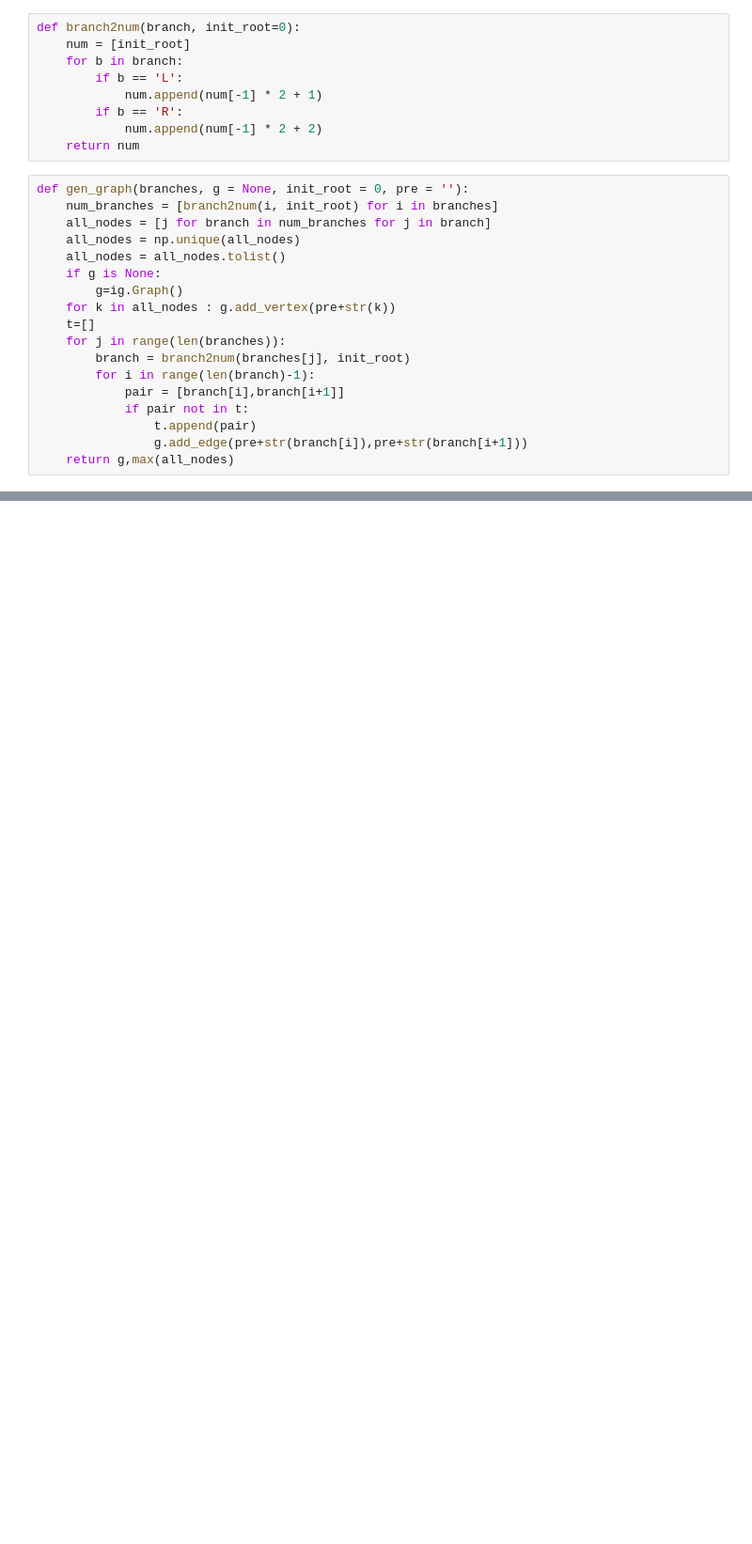
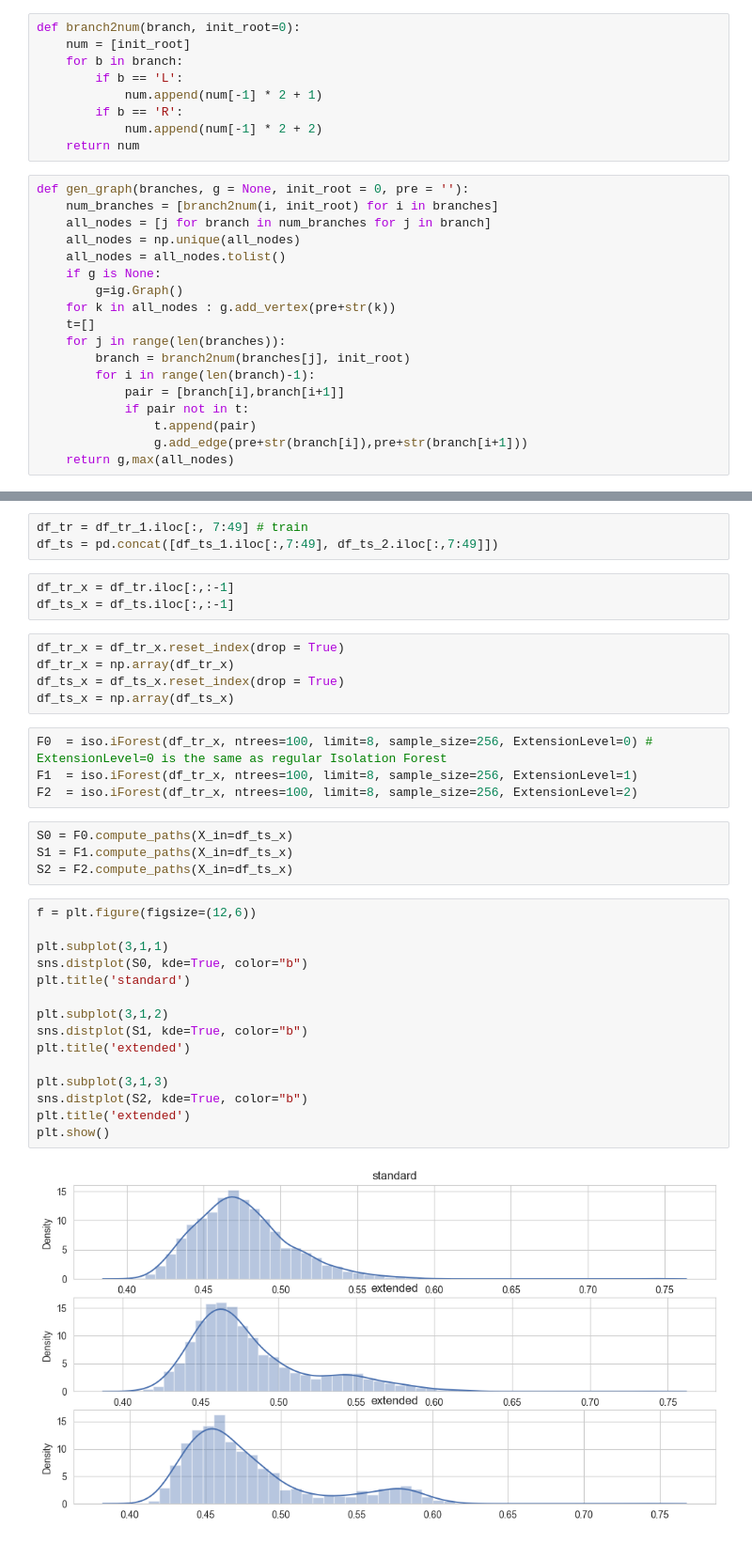
Before and after one commit to Jjineeq/Anomaly-Detection, a Jupyter notebook: TFT_extenedisolation.ipynb, the cells around one changed output, grey strips where cells are left out. Shown at 94% size. Drawn from its saved outputs; the diff is of its cells as text; blank space fills up the shorter version.

```diff
--- a/TFT_extenedisolation.ipynb
+++ b/TFT_extenedisolation.ipynb
@@ -39,0 +63,36 @@ def gen_graph(branches, g = None, init_root = 0, pre = ''):
+# %%
+df_tr = df_tr_1.iloc[:, 7:49] # train
+df_ts = pd.concat([df_ts_1.iloc[:,7:49], df_ts_2.iloc[:,7:49]])
+# %%
+df_tr_x = df_tr.iloc[:,:-1]
+df_ts_x = df_ts.iloc[:,:-1]
+# %%
+df_tr_x = df_tr_x.reset_index(drop = True)
+df_tr_x = np.array(df_tr_x)
+df_ts_x = df_ts_x.reset_index(drop = True)
+df_ts_x = np.array(df_ts_x)
+# %%
+F0  = iso.iForest(df_tr_x, ntrees=100, limit=8, sample_size=256, ExtensionLevel=0) # ExtensionLevel=0 is the same as regular Isolation Forest
+F1  = iso.iForest(df_tr_x, ntrees=100, limit=8, sample_size=256, ExtensionLevel=1)
+F2  = iso.iForest(df_tr_x, ntrees=100, limit=8, sample_size=256, ExtensionLevel=2)
+# %%
+S0 = F0.compute_paths(X_in=df_ts_x)
+S1 = F1.compute_paths(X_in=df_ts_x)
+S2 = F2.compute_paths(X_in=df_ts_x)
+# %%
+f = plt.figure(figsize=(12,6))
+
+plt.subplot(3,1,1)
+sns.distplot(S0, kde=True, color="b")
+plt.title('standard')
+
+plt.subplot(3,1,2)
+sns.distplot(S1, kde=True, color="b")
+plt.title('extended')
+
+plt.subplot(3,1,3)
+sns.distplot(S2, kde=True, color="b")
+plt.title('extended')
+plt.show()
+# %% [output]
+[figure, added]
```
Also changed, not shown: parts of 11 cells of this notebook, 3 other files.
